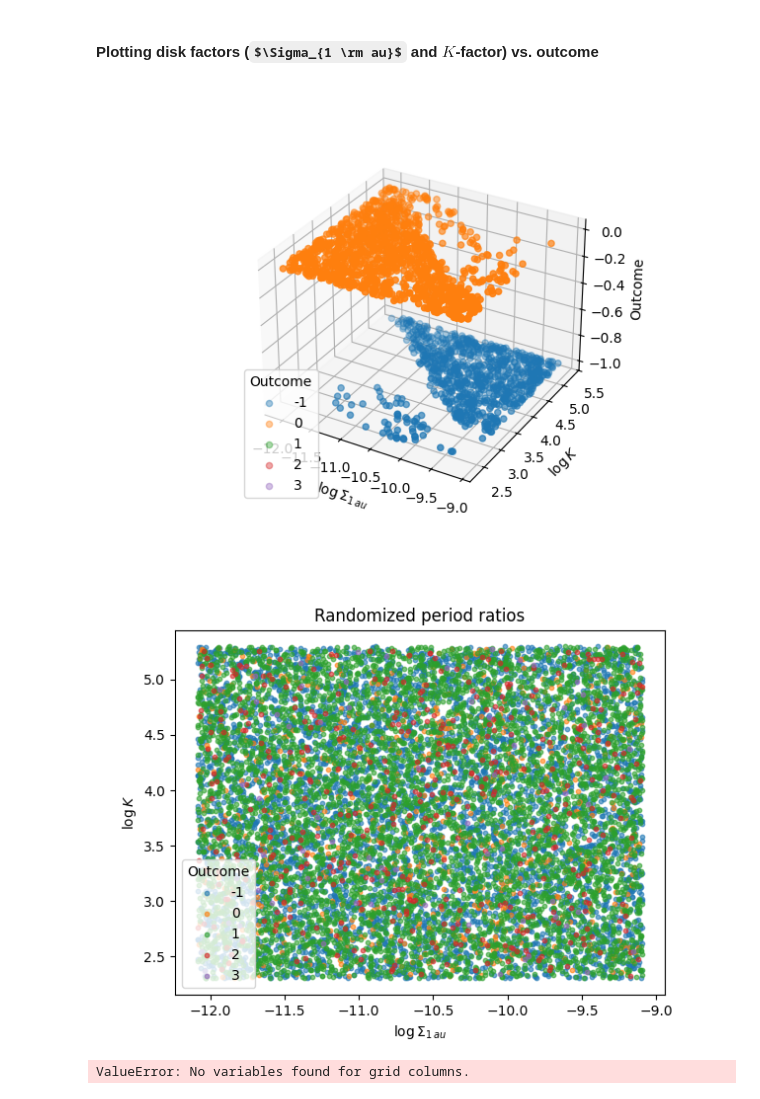
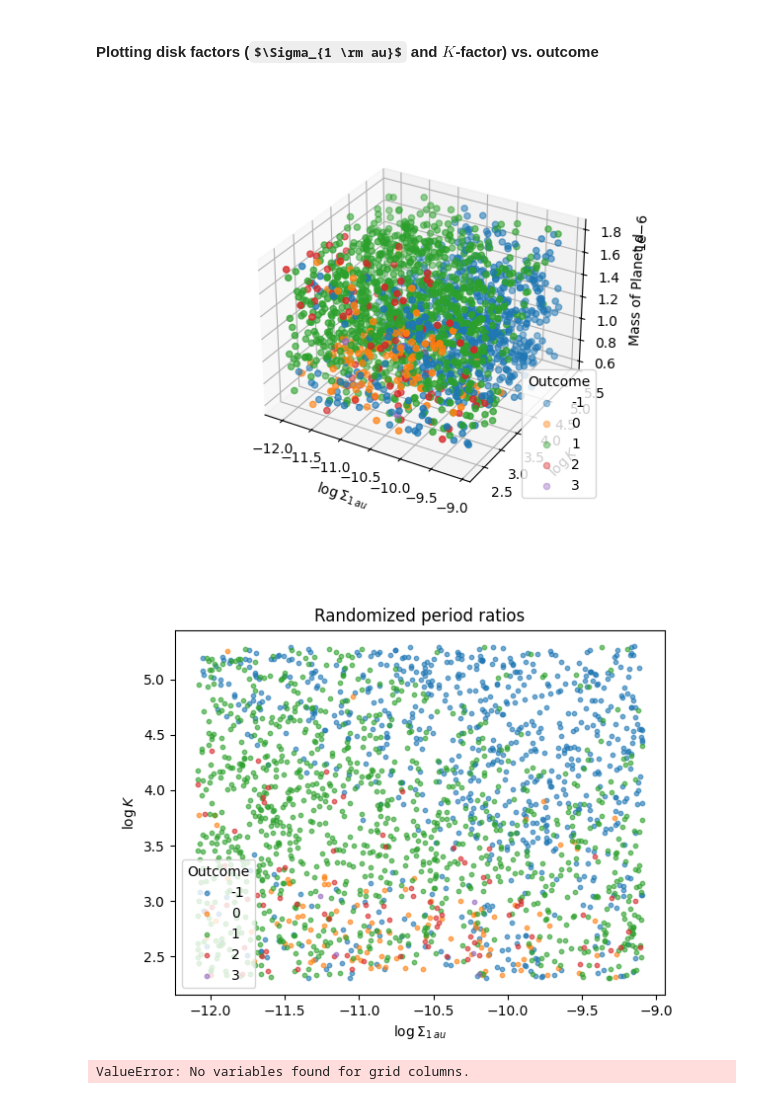
Before and after one commit to dchen10Git/uchi-exoplanets-2025, a Jupyter notebook: trappist1_keller.ipynb, the cells around one changed output. Cells and saved outputs as stored; diff of their text form; code cells hidden in the pictures; some formulas as TeX source.

Commit message:
Backup with dataset9

```diff
--- a/trappist1_keller.ipynb
+++ b/trappist1_keller.ipynb
@@ -72,8 +72,8 @@ planet_names = ['b', 'c', 'd', 'e', 'f', 'g'] # h-less system
 Once simulations have been saved, the following code can be used to look at the evolution of orbital elements and period ratios, as well as checking whether there is resonance in the final configuration.
 # %%
 # Process data for any given dataset
-dataset_ids = [2, 3, 4, 5, 6, 7, 8]
-# dataset_ids = [7]
+# dataset_ids = [2, 3, 4, 5, 6, 7, 8]
+dataset_ids = [9]
 all_outcomes = []
 for dataset_id in dataset_ids:
     outcome_file = f"../sim_results/dataset{dataset_id}/outcomes.pkl"
@@ -323,36 +330,38 @@ tuned SVM accuracy = 0.898
 # %%
 %matplotlib widget
 fig = plt.figure()
 ax = fig.add_subplot(projection='3d')
 
 Sigma_1au = outcome_df["Sigma_1au"].to_numpy()
 K_factor = outcome_df["K_factor"].to_numpy()
+masses = np.stack(outcome_df["m_vals"])
+m_d = masses[:,2]
 
 color_map = {
     -1: "C0",
      0: "C1",
      1: "C2",
      2: "C3",
      3: "C4"
 }
 
 colors = [color_map[s] for s in scores]
 
-ax.scatter(np.log(Sigma_1au.astype(float)), np.log(K_factor.astype(float)), scores, c=colors)
+ax.scatter(np.log(Sigma_1au.astype(float)), np.log(K_factor.astype(float)), m_d, c=colors)
 
 ax.set_xlabel(r'$\log \Sigma_{1\,au}$')
 ax.set_ylabel(r'$\log K$')
-ax.set_zlabel('Outcome')
+ax.set_zlabel('Mass of Planet d')
 
 # legend
 for label, color in color_map.items():
     ax.scatter([], [], [], c=color, label=str(label), alpha=0.4)
 
 ax.legend(title="Outcome")
 
 plt.show()
 # %% [output]
-[figure, old version]
+[figure, new version]
 # %%
 %matplotlib widget
 fig, ax = plt.subplots()
@@ -389,7 +398,7 @@ ax.legend(title="Outcome")
 
 plt.show()
 # %% [output]
-[figure, old version]
+[figure, new version]
 # %%
 plot_df = outcome_df.copy()
 plot_df["Outcome"] = scores
```
Also changed, not shown: parts of 6 cells of this notebook, 2 other files.
